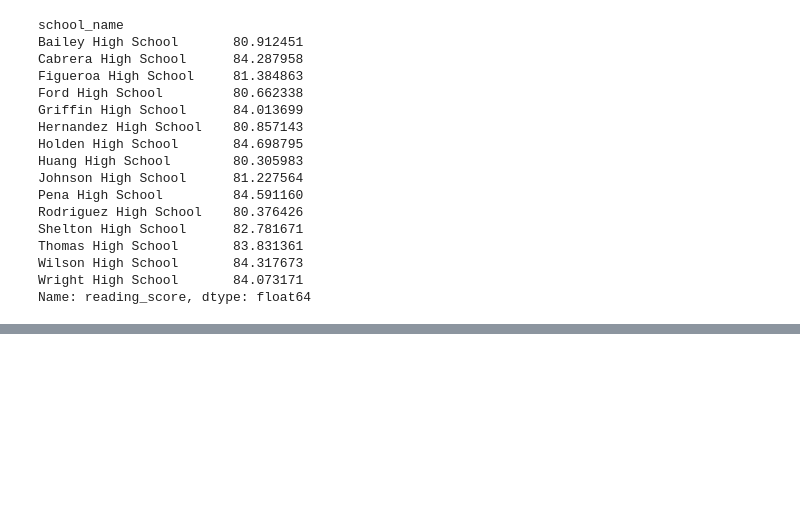
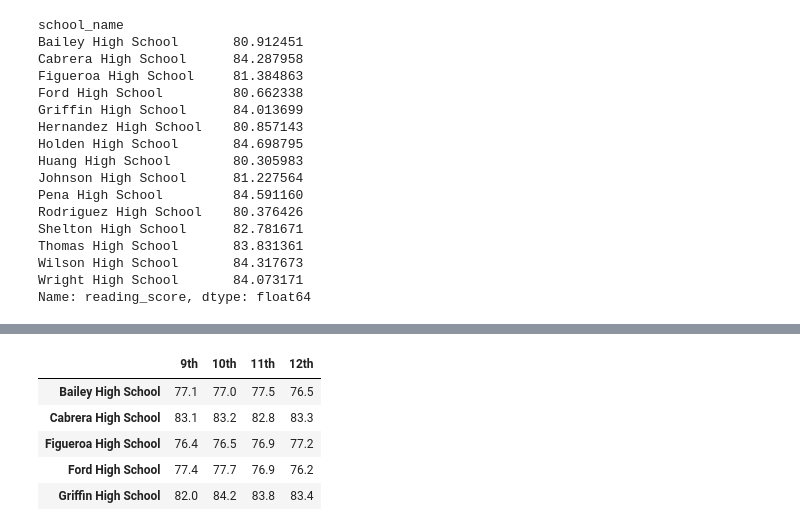
Before and after one commit to sabhafalki/Module-4-Example-School_District_Analysis, a Jupyter notebook: PyCitySchools.ipynb, the cells around one changed output, grey strips where cells are left out. Cells and saved outputs as stored; diff of their text form; code cells hidden in the pictures; blank space fills up the shorter version.

```diff
--- a/PyCitySchools.ipynb
+++ b/PyCitySchools.ipynb
@@ -1101,0 +1134,22 @@ Name: reading_score, dtype: float64
+# %%
+# Format each grade column.
+math_scores_by_grade["9th"] = math_scores_by_grade["9th"].map("{:.1f}".format)
+math_scores_by_grade["10th"] = math_scores_by_grade["10th"].map("{:.1f}".format)
+math_scores_by_grade["11th"] = math_scores_by_grade["11th"].map("{:.1f}".format)
+math_scores_by_grade["12th"] = math_scores_by_grade["12th"].map("{:.1f}".format)
+
+# Make sure the columns are in the correct order.
+math_scores_by_grade = math_scores_by_grade[["9th", "10th", "11th", "12th"]]
+
+# Remove the index name.
+math_scores_by_grade.index.name = None
+
+# Display the DataFrame.
+math_scores_by_grade.head()
+# %% [output]
+|  | 9th | 10th | 11th | 12th |
+| Bailey High School | 77.1 | 77.0 | 77.5 | 76.5 |
+| Cabrera High School | 83.1 | 83.2 | 82.8 | 83.3 |
+| Figueroa High School | 76.4 | 76.5 | 76.9 | 77.2 |
+| Ford High School | 77.4 | 77.7 | 76.9 | 76.2 |
+| Griffin High School | 82.0 | 84.2 | 83.8 | 83.4 |
```
Also changed, not shown: parts of 3 cells of this notebook.
